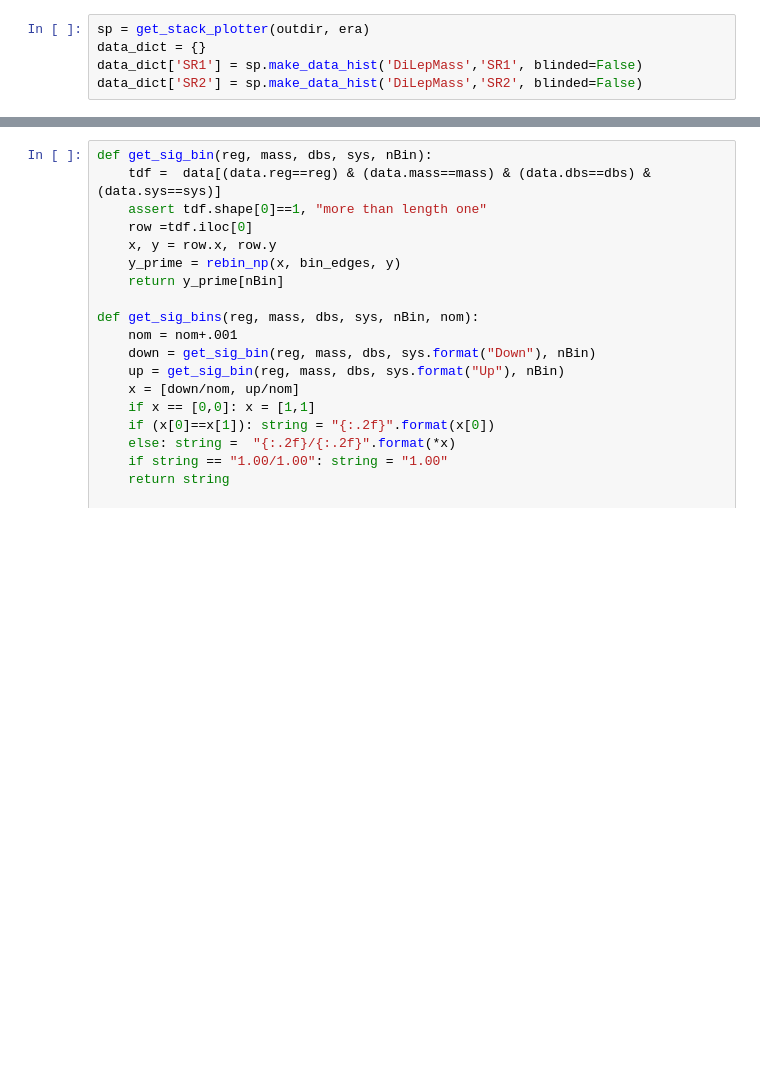
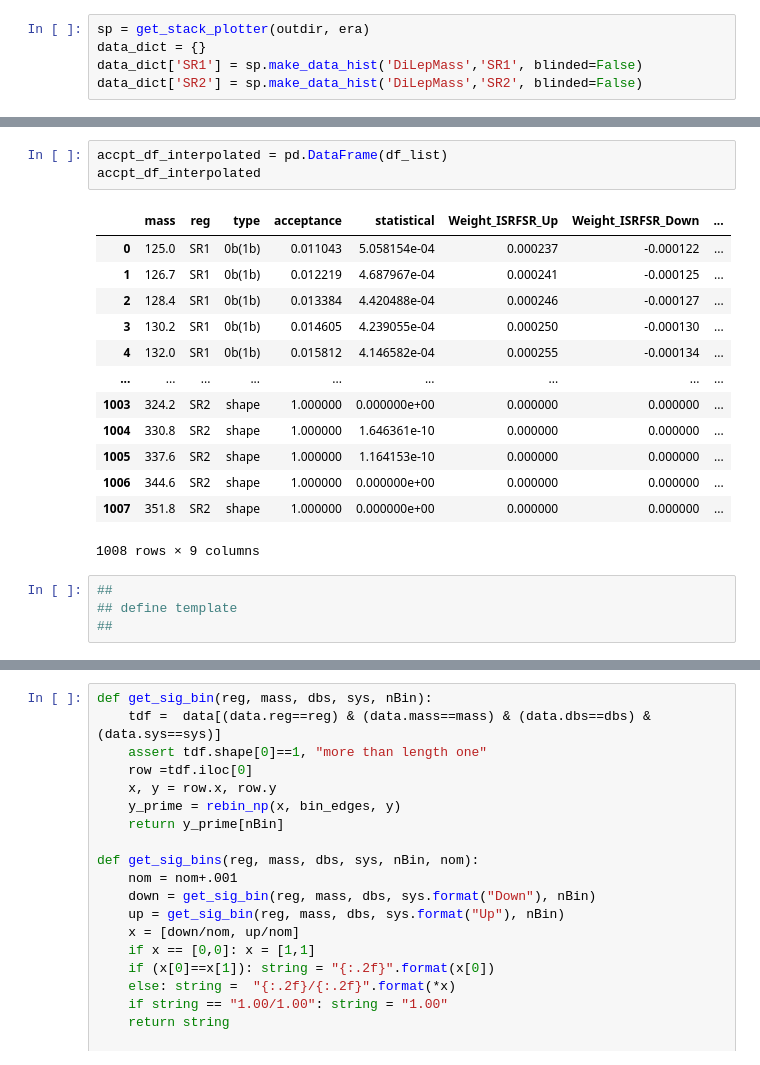
Before and after one commit to rymuelle/bff_plotting_code_v3, a Jupyter notebook: 5_interp_signal_model_ind_makedf-indp_bins.ipynb, the cells around one changed output, grey strips where cells are left out. Drawn from its saved outputs; the diff is of its cells as text; blank space fills up the shorter version.

Commit message:
mid point updateing 5_interp_signal_model_ind_makedf-indp_bins.ipynb

```diff
--- a/5_interp_signal_model_ind_makedf-indp_bins.ipynb
+++ b/5_interp_signal_model_ind_makedf-indp_bins.ipynb
@@ -106,3 +235,24 @@ min(isrfsr), max(isrfsr), np.mean(isrfsr), min(pdf), max(pdf), np.mean(pdf)
+# %%
+accpt_df_interpolated = pd.DataFrame(df_list)
+accpt_df_interpolated
+# %% [output]
+|  | mass | reg | type | acceptance | statistical | Weight_ISRFSR_Up | Weight_ISRFSR_Down | ... |
+| 0 | 125.0 | SR1 | 0b(1b) | 0.011043 | 5.058154e-04 | 0.000237 | -0.000122 | ... |
+| 1 | 126.7 | SR1 | 0b(1b) | 0.012219 | 4.687967e-04 | 0.000241 | -0.000125 | ... |
+| 2 | 128.4 | SR1 | 0b(1b) | 0.013384 | 4.420488e-04 | 0.000246 | -0.000127 | ... |
+| 3 | 130.2 | SR1 | 0b(1b) | 0.014605 | 4.239055e-04 | 0.000250 | -0.000130 | ... |
+| 4 | 132.0 | SR1 | 0b(1b) | 0.015812 | 4.146582e-04 | 0.000255 | -0.000134 | ... |
+| ... | ... | ... | ... | ... | ... | ... | ... | ... |
+| 1003 | 324.2 | SR2 | shape | 1.000000 | 0.000000e+00 | 0.000000 | 0.000000 | ... |
+| 1004 | 330.8 | SR2 | shape | 1.000000 | 1.646361e-10 | 0.000000 | 0.000000 | ... |
+| 1005 | 337.6 | SR2 | shape | 1.000000 | 1.164153e-10 | 0.000000 | 0.000000 | ... |
+| 1006 | 344.6 | SR2 | shape | 1.000000 | 0.000000e+00 | 0.000000 | 0.000000 | ... |
+| 1007 | 351.8 | SR2 | shape | 1.000000 | 0.000000e+00 | 0.000000 | 0.000000 | ... |
+1008 rows × 9 columns
+# %%
+##
+## define template
+##
 # %%
 template = '''#higgs combine tool shape analysis card for z'to mumu 1 jet
 #https://github.com/cms-analysis/HiggsAnalysis-CombinedLimit/blob/102x/data/tutorials/shapes/simple-shapes-df.txt
```
Also changed, not shown: parts of 24 cells of this notebook, 1 other file.
